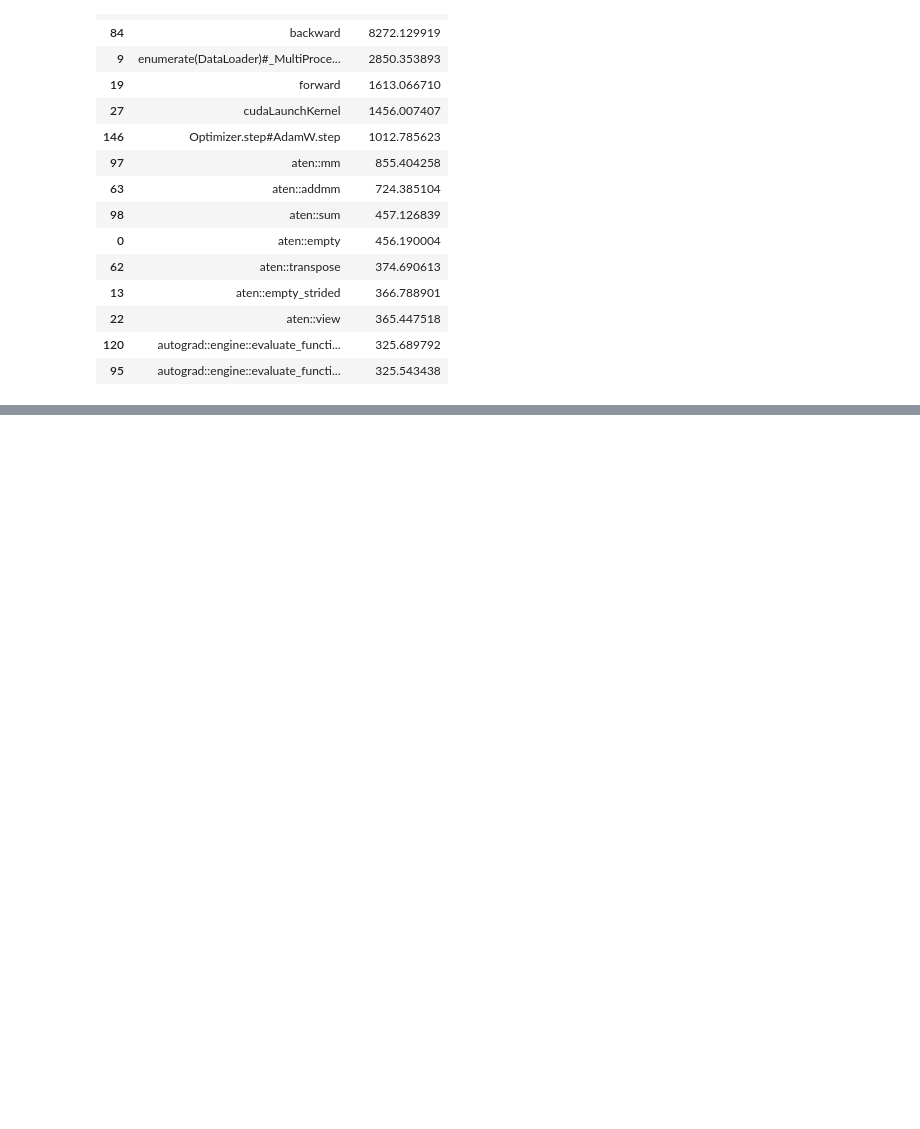
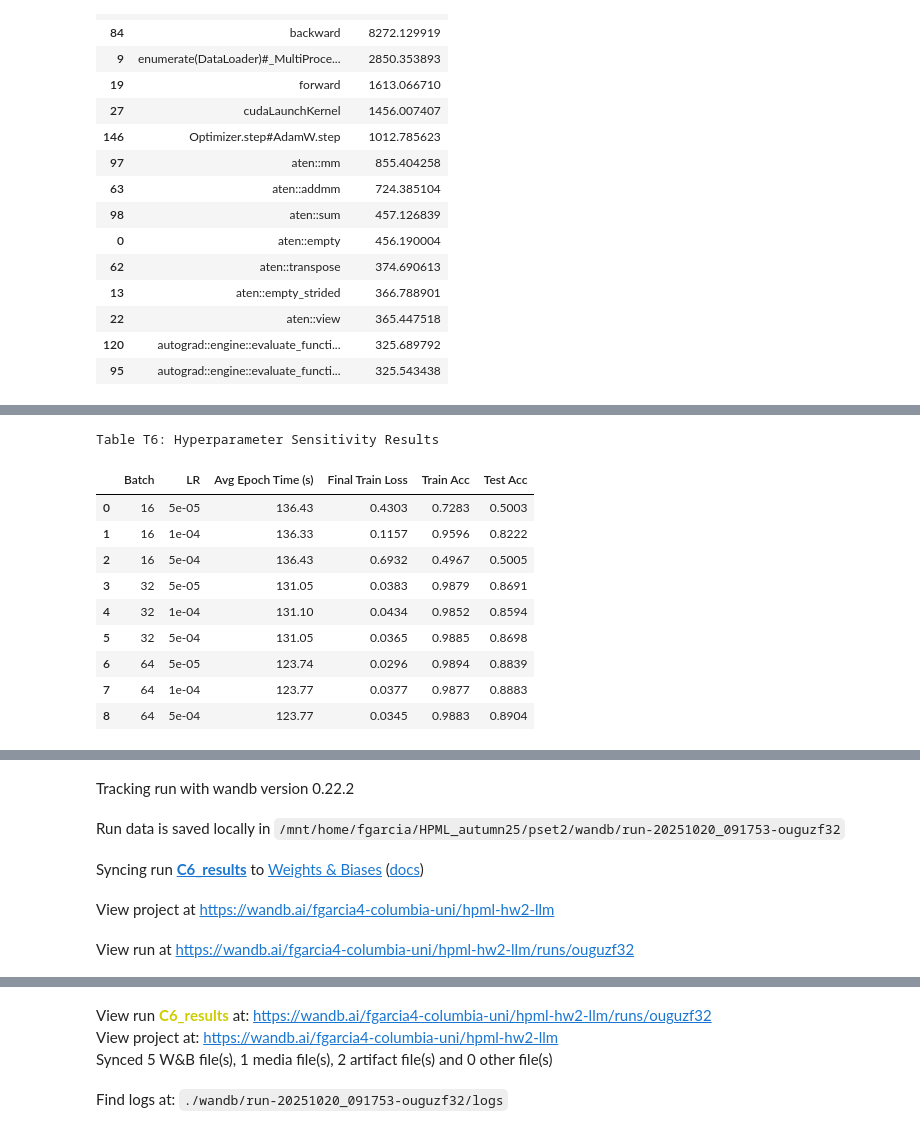
Before and after one commit to fred144/HPML_autumn25, a Jupyter notebook: pset2/hw2_fbg2107.ipynb, the cells around one changed output, grey strips where cells are left out. Drawn from its saved outputs; the diff is of its cells as text; code cells hidden in the pictures; blank space fills up the shorter version.

```diff
--- a/pset2/hw2_fbg2107.ipynb
+++ b/pset2/hw2_fbg2107.ipynb
@@ -1118,0 +1479,60 @@ Train for 5 epochs on CPU and on GPU. Keep batch size and max length fixed acros
+# %%
+df_c6 = pd.DataFrame(results)
+
+# reorder columns to match the required table format
+df_c6_table = df_c6[
+    [
+        "batch_size",
+        "learning_rate",
+        "avg_epoch_time",
+        "final_train_loss",
+        "final_train_accuracy",
+        "final_test_accuracy",
+    ]
+]
+
+# rename columns to match the assignment requirements
+df_c6_table = df_c6_table.rename(
+    columns={
+        "batch_size": "Batch",
+        "learning_rate": "LR",
+        "avg_epoch_time": "Avg Epoch Time (s)",
+        "final_train_loss": "Final Train Loss",
+        "final_train_accuracy": "Train Acc",
+        "final_test_accuracy": "Test Acc",
+    }
+)
+
+# format the values for better readability
+df_c6_display = df_c6_table.copy()
+df_c6_display["Avg Epoch Time (s)"] = df_c6_display["Avg Epoch Time (s)"].round(2)
+df_c6_display["Final Train Loss"] = df_c6_display["Final Train Loss"].round(4)
+df_c6_display["Train Acc"] = df_c6_display["Train Acc"].round(4)
+df_c6_display["Test Acc"] = df_c6_display["Test Acc"].round(4)
+df_c6_display["LR"] = df_c6_display["LR"].apply(
+    lambda x: f"{x:.0e}" if x < 0.001 else f"{x:.4f}"
+)
+
+# display the table
+print("Table T6: Hyperparameter Sensitivity Results")
+display(df_c6_display)
+
+# also log as W&B Table
+wandb.init(project="hpml-hw2-llm", group="C6_hyperparameter_tuning", name="C6_results")
+wandb.log({"C6_Hyperparameter_Results": wandb.Table(dataframe=df_c6_table)})
+wandb.finish()
+
+# save df_c6 to txt
+df_c6.to_csv("C6_hyperparameter_tuning_results.csv", index=False)
+# %% [output]
+Table T6: Hyperparameter Sensitivity Results
+|  | Batch | LR | Avg Epoch Time (s) | Final Train Loss | Train Acc | Test Acc |
+| 0 | 16 | 5e-05 | 136.43 | 0.4303 | 0.7283 | 0.5003 |
+| 1 | 16 | 1e-04 | 136.33 | 0.1157 | 0.9596 | 0.8222 |
+| 2 | 16 | 5e-04 | 136.43 | 0.6932 | 0.4967 | 0.5005 |
+| 3 | 32 | 5e-05 | 131.05 | 0.0383 | 0.9879 | 0.8691 |
+| 4 | 32 | 1e-04 | 131.10 | 0.0434 | 0.9852 | 0.8594 |
+| 5 | 32 | 5e-04 | 131.05 | 0.0365 | 0.9885 | 0.8698 |
+| 6 | 64 | 5e-05 | 123.74 | 0.0296 | 0.9894 | 0.8839 |
+| 7 | 64 | 1e-04 | 123.77 | 0.0377 | 0.9877 | 0.8883 |
+| 8 | 64 | 5e-04 | 123.77 | 0.0345 | 0.9883 | 0.8904 |
@@ -1118,0 +1540,5 @@ Train for 5 epochs on CPU and on GPU. Keep batch size and max length fixed acros
+Tracking run with wandb version 0.22.2
+Run data is saved locally in /mnt/home/fgarcia/HPML_autumn25/pset2/wandb/run-20251020_091753-ouguzf32
+Syncing run C6_results to Weights & Biases (docs)
+View project at https://wandb.ai/fgarcia4-columbia-uni/hpml-hw2-llm
+View run at https://wandb.ai/fgarcia4-columbia-uni/hpml-hw2-llm/runs/ouguzf32
@@ -1118,0 +1546,4 @@ Train for 5 epochs on CPU and on GPU. Keep batch size and max length fixed acros
+View run C6_results at: https://wandb.ai/fgarcia4-columbia-uni/hpml-hw2-llm/runs/ouguzf32
+View project at: https://wandb.ai/fgarcia4-columbia-uni/hpml-hw2-llm
+Synced 5 W&B file(s), 1 media file(s), 2 artifact file(s) and 0 other file(s)
+Find logs at: ./wandb/run-20251020_091753-ouguzf32/logs
```
Also changed, not shown: parts of 23 cells of this notebook, 10 other files.
